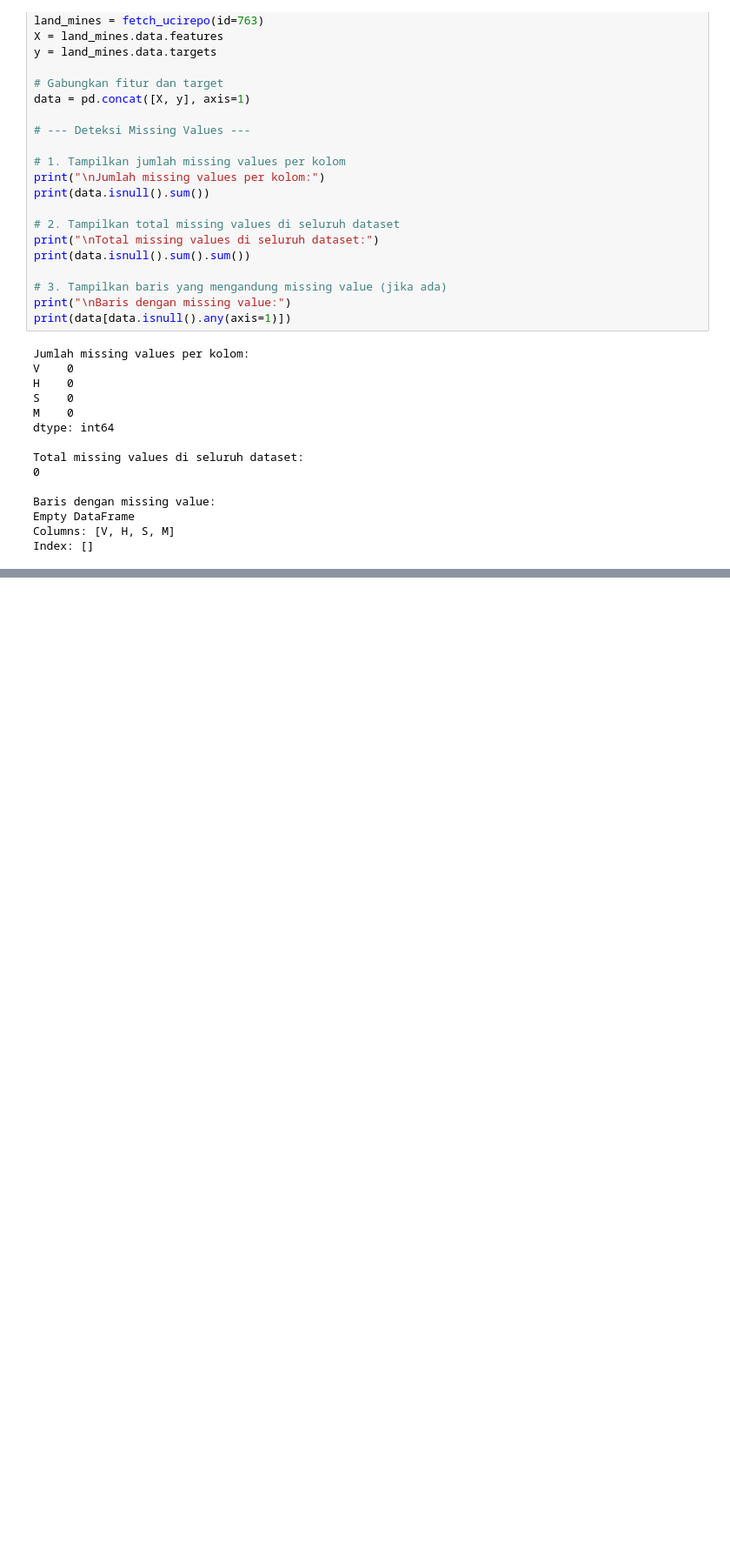
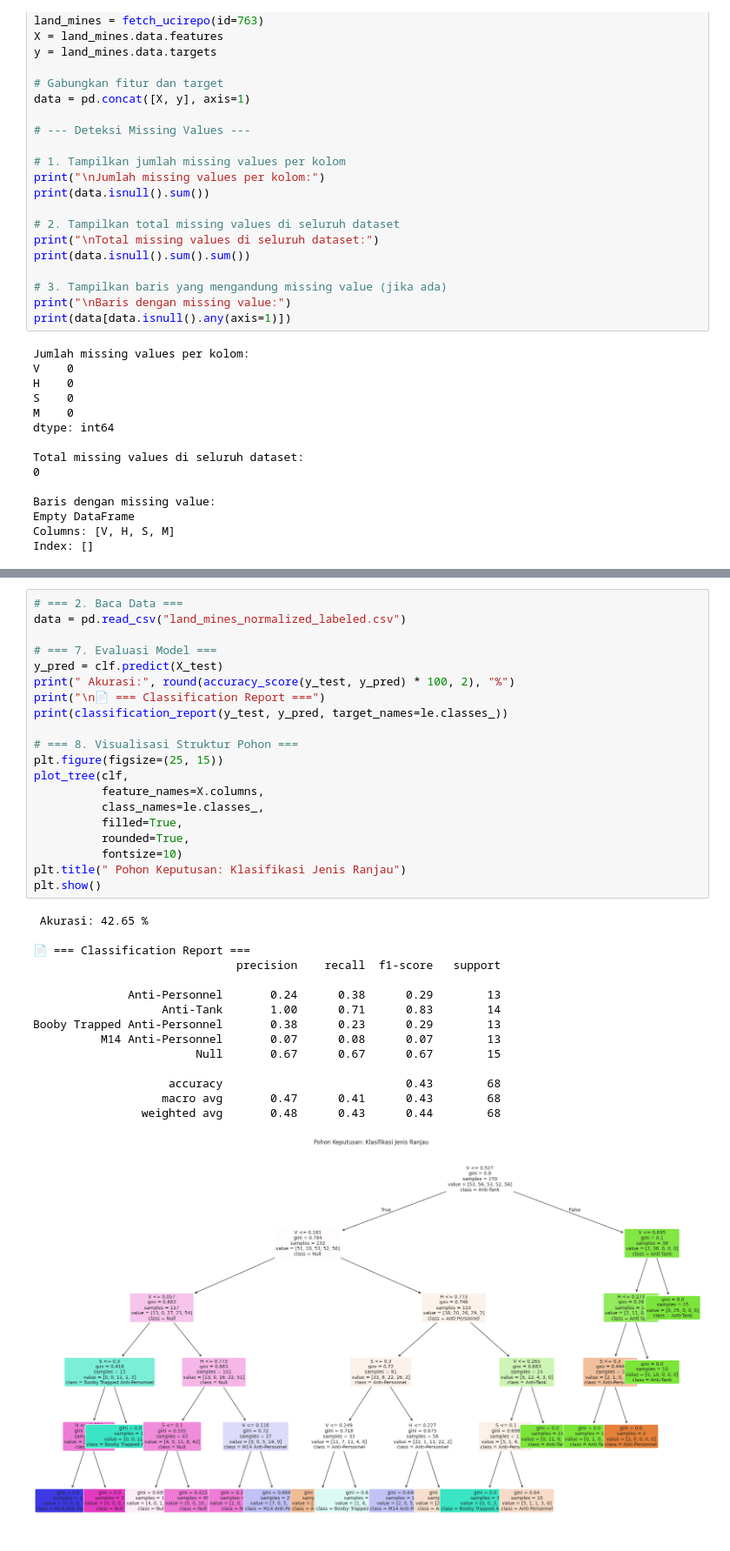
Before and after one commit to firmandani60/pendata, a Jupyter notebook: _sources/PraUAS.ipynb, the cells around one changed output, grey strips where cells are left out. Shown at 87% size. Saved outputs shown, nothing was run; the diff lists cells and outputs as text; blank space fills up the shorter version.

```diff
--- a/_sources/PraUAS.ipynb
+++ b/_sources/PraUAS.ipynb
@@ -368,0 +619,36 @@ print(f'✅ Akurasi model KNN (k=5) adalah {round(accuracy, 2)} %.')
+# %%
+# === 2. Baca Data ===
+data = pd.read_csv("land_mines_normalized_labeled.csv")
+
+# === 7. Evaluasi Model ===
+y_pred = clf.predict(X_test)
+print(" Akurasi:", round(accuracy_score(y_test, y_pred) * 100, 2), "%")
+print("\n📄 === Classification Report ===")
+print(classification_report(y_test, y_pred, target_names=le.classes_))
+
+# === 8. Visualisasi Struktur Pohon ===
+plt.figure(figsize=(25, 15))
+plot_tree(clf,
+          feature_names=X.columns,
+          class_names=le.classes_,
+          filled=True,
+          rounded=True,
+          fontsize=10)
+plt.title(" Pohon Keputusan: Klasifikasi Jenis Ranjau")
+plt.show()
+# %% [output]
+ Akurasi: 42.65 %
+
+📄 === Classification Report ===
+                              precision    recall  f1-score   support
+
+              Anti-Personnel       0.24      0.38      0.29        13
+                   Anti-Tank       1.00      0.71      0.83        14
+Booby Trapped Anti-Personnel       0.38      0.23      0.29        13
+          M14 Anti-Personnel       0.07      0.08      0.07        13
+                        Null       0.67      0.67      0.67        15
+
+                    accuracy                           0.43        68
+                   macro avg       0.47      0.41      0.43        68
+                weighted avg       0.48      0.43      0.44        68
+[figure, added]
```
Also changed, not shown: parts of 70 cells of this notebook, 13 other files.
